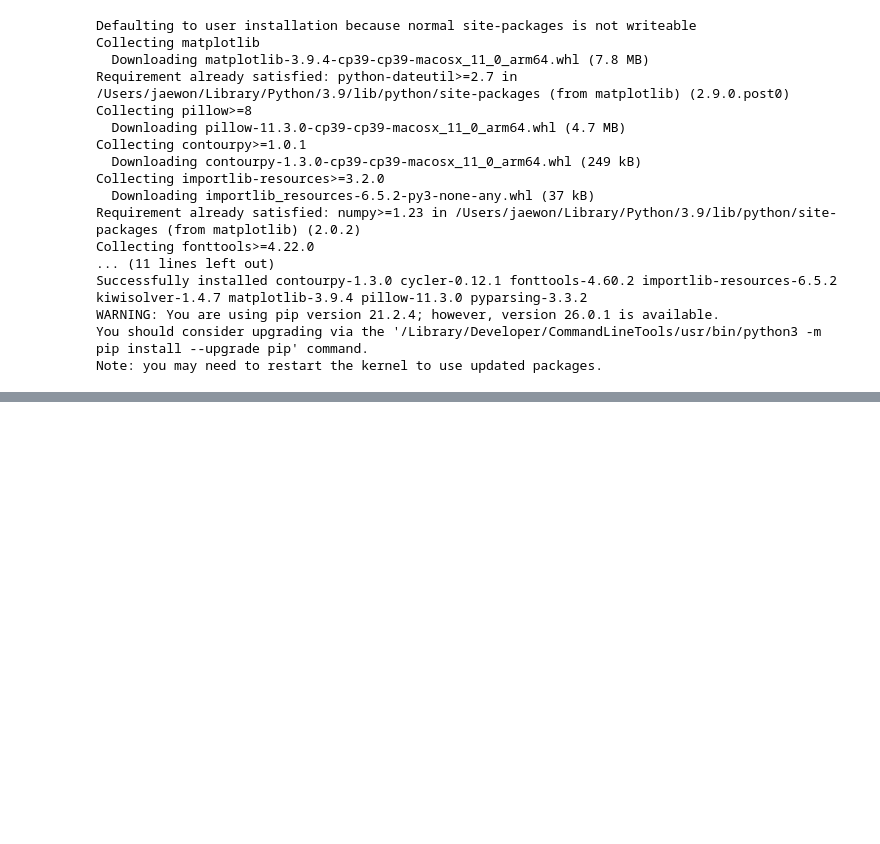
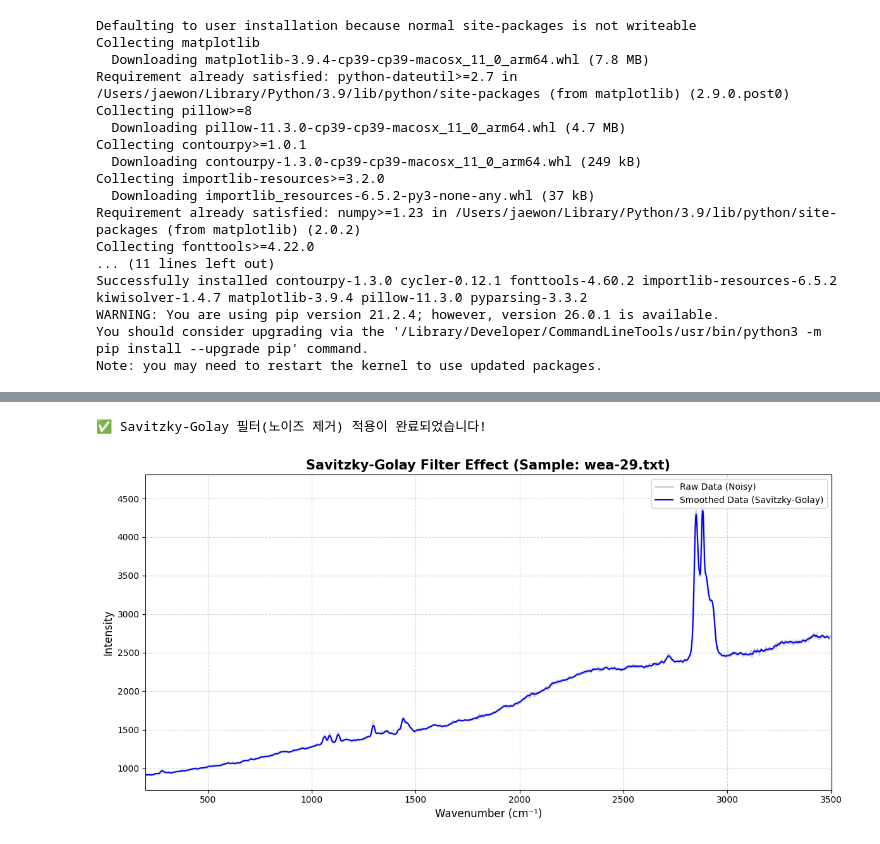
Before and after one commit to Jaewon-str/microplastic-raman-classification, a Jupyter notebook: notebooks/01_EDA.ipynb, the cells around one changed output, grey strips where cells are left out. Saved outputs shown, nothing was run; the diff lists cells and outputs as text; code cells hidden in the pictures; blank space fills up the shorter version.

```diff
--- a/notebooks/01_EDA.ipynb
+++ b/notebooks/01_EDA.ipynb
@@ -153,0 +166,52 @@ Note: you may need to restart the kernel to use updated packages.
+# %%
+import numpy as np
+import pandas as pd
+from scipy.signal import savgol_filter
+
+# 1. 텍스트 정보와 숫자 정보 분리하기
+# df_raman의 0번째('Filename'), 1번째('Target') 열을 제외하고 순수 강도(Intensity) 숫자만 추출합니다.
+intensities = df_raman.iloc[:, 2:].values
+
+# 2. Savitzky-Golay 필터 적용 (마법이 일어나는 곳!)
+# - window_length=11: 11개의 연속된 점을 기준으로 곡선을 그립니다. (반드시 홀수여야 함)
+# - polyorder=3: 3차 함수(곡선) 형태로 부드럽게 이어줍니다.
+smoothed_intensities = savgol_filter(intensities, window_length=11, polyorder=3, axis=1)
+
+# 3. 결과를 담을 새로운 데이터프레임(df_smoothed) 생성
+# 원본(df_raman)을 복사해 온 뒤, 숫자 데이터 부분만 방금 다듬은 데이터로 교체합니다.
+df_smoothed = df_raman.copy()
+df_smoothed.iloc[:, 2:] = smoothed_intensities
+
+print("✅ Savitzky-Golay 필터(노이즈 제거) 적용이 완료되었습니다!")
+# %% [output]
+✅ Savitzky-Golay 필터(노이즈 제거) 적용이 완료되었습니다!
+# %%
+import matplotlib.pyplot as plt #노이즈가 정말로 깎여나갔는지 눈으로 직접 확인
+
+# 풍화된(Weathered) 플라스틱 샘플 중 아무거나 하나(예: 인덱스 100번) 선택
+sample_idx = 100
+wavenumbers = df_raman.columns[2:].astype(float)
+
+raw_y = df_raman.iloc[sample_idx, 2:].values
+smooth_y = df_smoothed.iloc[sample_idx, 2:].values
+
+# 그래프 그리기
+plt.figure(figsize=(12, 6))
+
+# 원본 데이터는 회색으로 흐릿하게 뒤에 깔아줍니다.
+plt.plot(wavenumbers, raw_y, label='Raw Data (Noisy)', color='lightgray', linewidth=2)
+
+# SG 필터가 적용된 데이터는 진한 파란색으로 위에 겹쳐 그립니다.
+plt.plot(wavenumbers, smooth_y, label='Smoothed Data (Savitzky-Golay)', color='blue', linewidth=1.5)
+
+plt.title(f"Savitzky-Golay Filter Effect (Sample: {df_raman.iloc[sample_idx, 0]})", fontsize=15, fontweight='bold')
+plt.xlabel("Wavenumber (cm⁻¹)", fontsize=12)
+plt.ylabel("Intensity", fontsize=12)
+plt.xlim(min(wavenumbers), max(wavenumbers))
+plt.legend(loc='upper right')
+plt.grid(True, linestyle='--', alpha=0.5)
+plt.tight_layout()
+
+plt.show()
+# %% [output]
+[figure, added]
```
Also changed, not shown: parts of 22 cells of this notebook, 2 other files.
